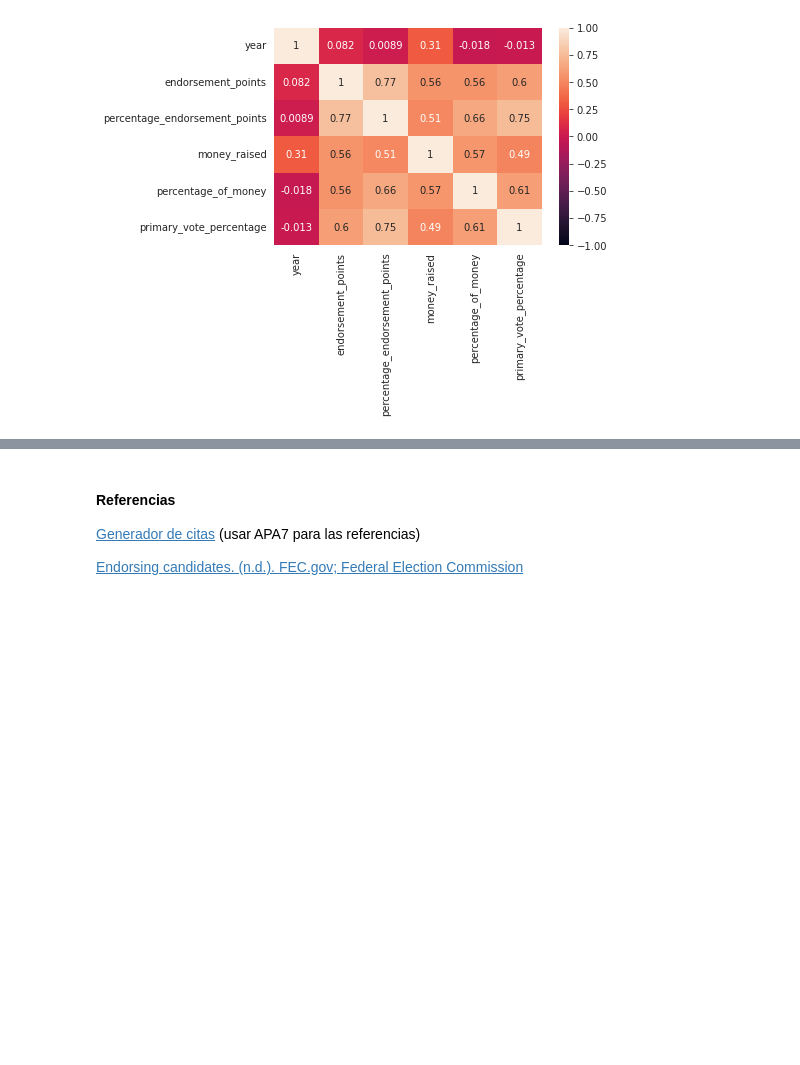
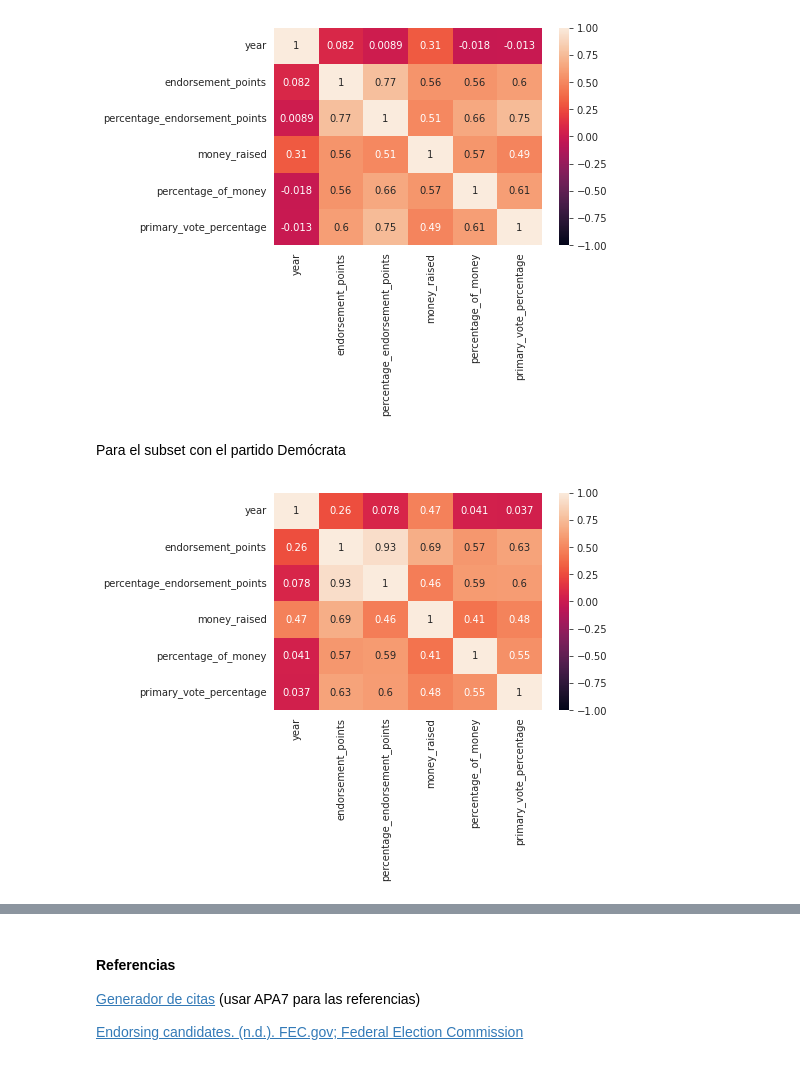
Before and after one commit to 1gnacio/orgadatos-kaggle-tp1, a Jupyter notebook: notebook707f668b56.ipynb, the cells around one changed output, grey strips where cells are left out. Cells and saved outputs as stored; diff of their text form; code cells hidden in the pictures; blank space fills up the shorter version.

```diff
--- a/notebook707f668b56.ipynb
+++ b/notebook707f668b56.ipynb
@@ -352,0 +286,3 @@ data.plot.scatter(x='primary_vote_percentage', y='money_raised', figsize = (10,1
+# %%
+data_dem = data[data['party'] == 'Democratic']
+data_rep = data[data['party'] == 'Republican']
@@ -355,3 +338,9 @@ import matplotlib.pyplot as plt
 heatmap = sns.heatmap(data.corr(), vmin=-1, vmax=1, annot=True)
 # %% [output]
 [figure]
+# %% [markdown]
+Para el subset con el partido Demócrata
+# %%
+heatmap = sns.heatmap(data_dem.corr(), vmin=-1, vmax=1, annot=True)
+# %% [output]
+[figure, added]
```
Also changed, not shown: parts of 32 cells of this notebook.
